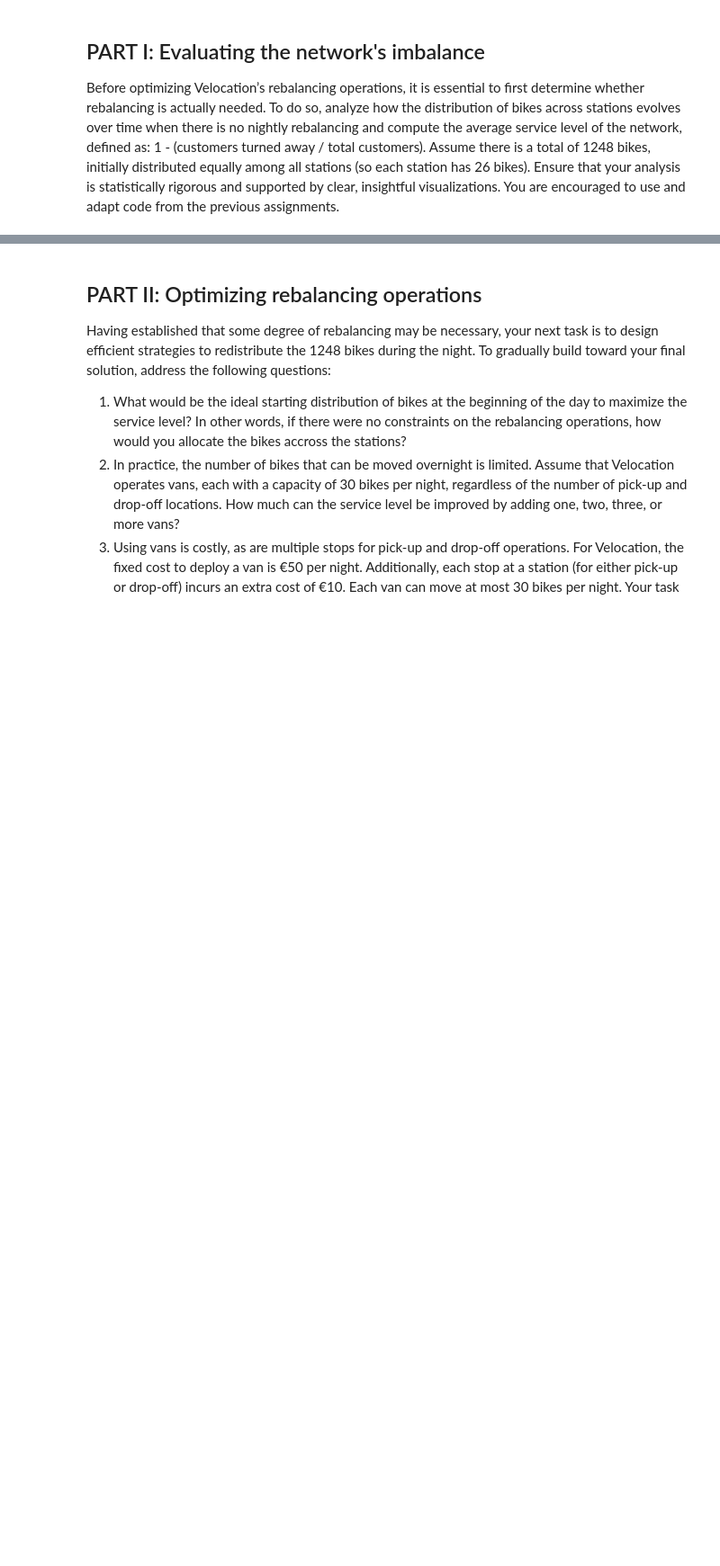
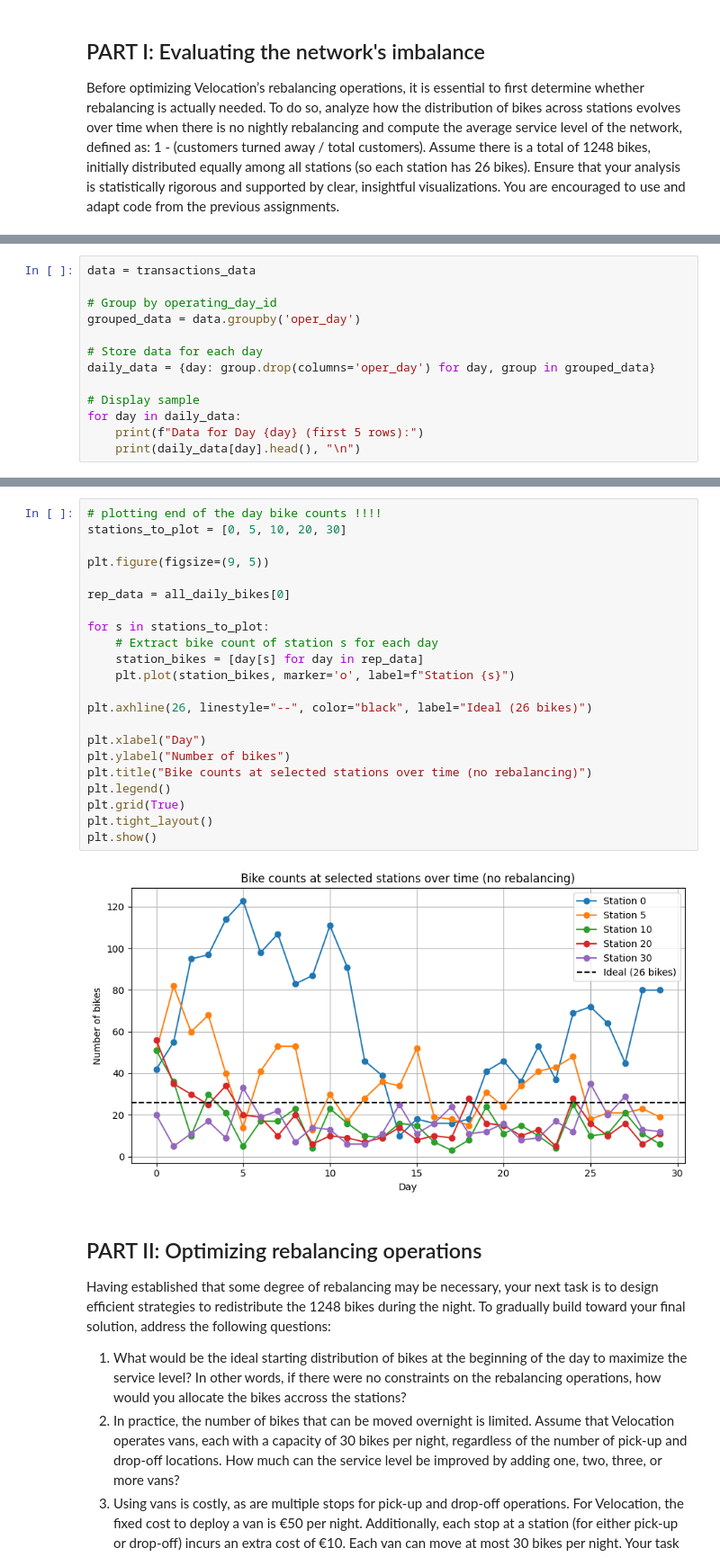
Before and after one commit to kuborro123/magda_is_demon_hunter, a Jupyter notebook: 1CK130_Assignment_4.ipynb, the cells around one changed output, grey strips where cells are left out. Shown at 90% size. Saved outputs shown, nothing was run; the diff lists cells and outputs as text; blank space fills up the shorter version.

Commit message:
First part finished, still needs checks

```diff
--- a/1CK130_Assignment_4.ipynb
+++ b/1CK130_Assignment_4.ipynb
@@ -40,0 +74,13 @@ Assume there is a total of 1248 bikes, initially distributed equally among all s
+# %%
+data = transactions_data
+
+# Group by operating_day_id
+grouped_data = data.groupby('oper_day')
+
+# Store data for each day
+daily_data = {day: group.drop(columns='oper_day') for day, group in grouped_data}
+
+# Display sample
+for day in daily_data:
+    print(f"Data for Day {day} (first 5 rows):")
+    print(daily_data[day].head(), "\n")
@@ -41,3 +793,27 @@ Assume there is a total of 1248 bikes, initially distributed equally among all s
+# %%
+# plotting end of the day bike counts !!!!
+stations_to_plot = [0, 5, 10, 20, 30]
+
+plt.figure(figsize=(9, 5))
+
+rep_data = all_daily_bikes[0]
+
+for s in stations_to_plot:
+    # Extract bike count of station s for each day
+    station_bikes = [day[s] for day in rep_data]
+    plt.plot(station_bikes, marker='o', label=f"Station {s}")
+
+plt.axhline(26, linestyle="--", color="black", label="Ideal (26 bikes)")
+
+plt.xlabel("Day")
+plt.ylabel("Number of bikes")
+plt.title("Bike counts at selected stations over time (no rebalancing)")
+plt.legend()
+plt.grid(True)
+plt.tight_layout()
+plt.show()
+# %% [output]
+[figure, added]
 # %% [markdown]
 ## PART II: Optimizing rebalancing operations
 
```
Also changed, not shown: parts of 31 cells of this notebook.
